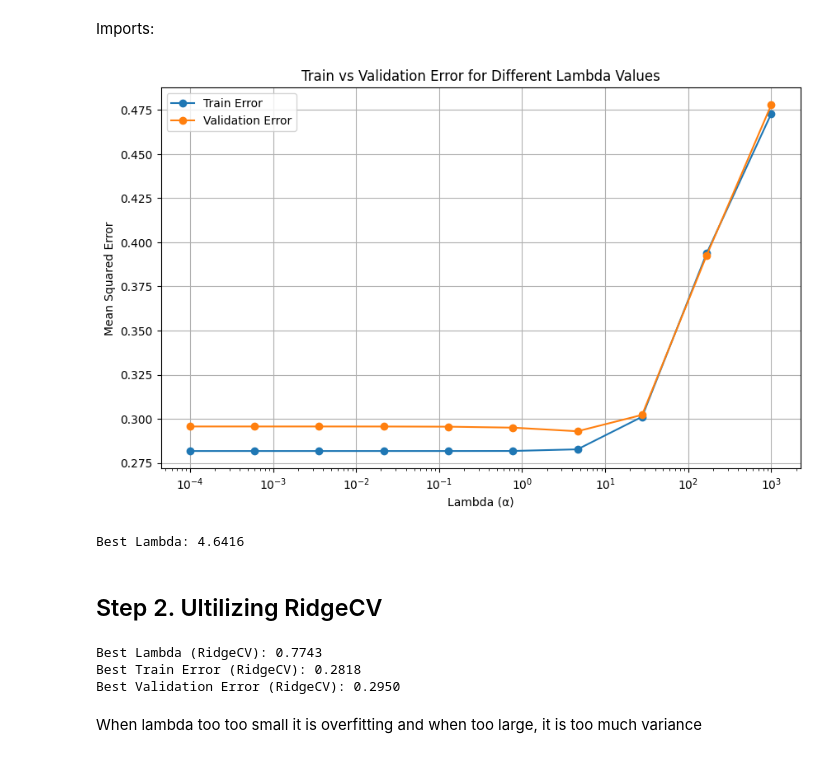
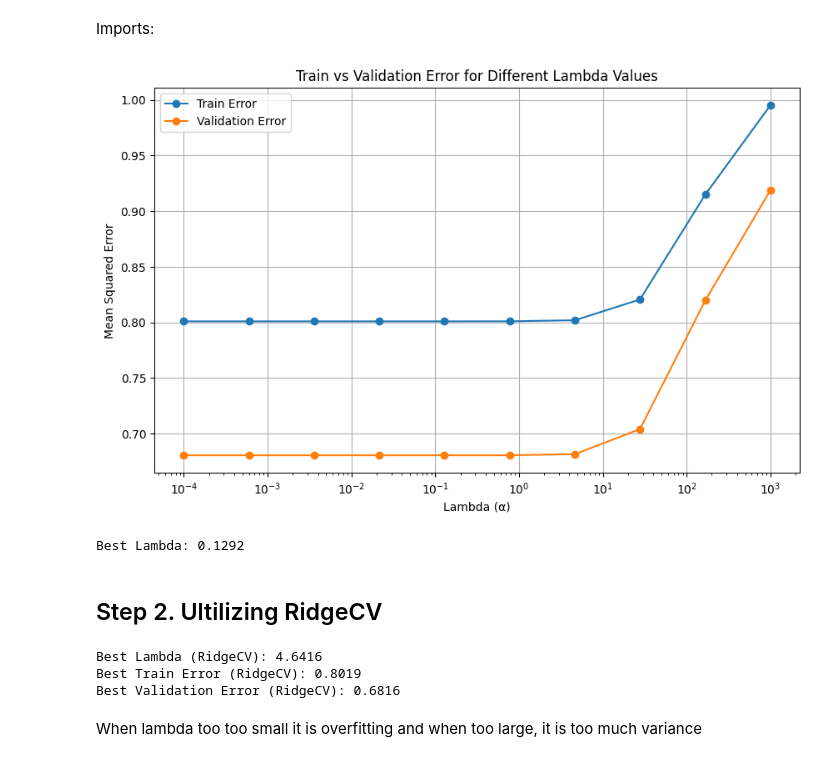
Before and after one commit to Hung-nd233960/ET4248E, a Jupyter notebook: sine_regression_W1/polynomial_regression_sine.ipynb, the cells around one changed output. Drawn from its saved outputs; the diff is of its cells as text; code cells hidden in the pictures.

```diff
--- a/sine_regression_W1/polynomial_regression_sine.ipynb
+++ b/sine_regression_W1/polynomial_regression_sine.ipynb
@@ -56,7 +56,7 @@ def polynomial_regression(degree):
 # %% [markdown]
 ## Step 3: Compare Different Polynomial Degrees
 # %%
-degrees = [1, 3, 5, 7, 10, 15, 20]  # Add more degrees
+degrees = [1, 3, 4, 5, 6, 7, 10, 15, 20]  # Add more degrees
 column = 2
 row = len(degrees) // column + 1
 plt.figure(figsize=(14, 10))  # Adjust figure size
@@ -144,6 +144,7 @@ from sklearn.datasets import make_regression
 # Scale the data
 scaler = StandardScaler()
 X_scaled = scaler.fit_transform(X)
+y_scaled = scaler.fit_transform(y)
 # Split the scaled data into training and testing sets
 X_train_scaled, X_test_scaled, y_train_scaled, y_test_scaled = train_test_split(X_scaled, y, test_size=0.3, random_state=0)
 # Lambda values for Ridge regression
@@ -156,35 +157,35 @@ for alpha in lambdas:
     model = Ridge(alpha=alpha)
     model.fit(X_train_scaled, y_train_scaled)
 
     y_train_pred = model.predict(X_train_scaled)
     y_test_pred = model.predict(X_test_scaled)
 
     train_mse = mean_squared_error(y_train_scaled, y_train_pred)
     val_mse = mean_squared_error(y_test_scaled, y_test_pred)
     train_errors.append(train_mse)
     val_errors.append(val_mse)
 
 # Plot the errors
 plt.figure(figsize=(10, 6))
 plt.plot(lambdas, train_errors, label='Train Error', marker='o')
 plt.plot(lambdas, val_errors, label='Validation Error', marker='o')
 plt.xscale('log')
 plt.xlabel('Lambda (α)')
 plt.ylabel('Mean Squared Error')
 plt.title('Train vs Validation Error for Different Lambda Values')
 plt.legend()
 plt.grid()
 plt.show()
 
 # Find the best lambda value
 best_lambda_index = np.argmin(val_errors)
 best_lambda = lambdas[best_lambda_index]
 best_train_error = train_errors[best_lambda_index]
 best_val_error = val_errors[best_lambda_index]
 print(f'Best Lambda: {best_lambda:.4f}')
 # %% [output]
-[figure, old version]
+[figure, new version]
-Best Lambda: 4.6416
+Best Lambda: 0.1292
 # %% [markdown]
 ## Step 2. Ultilizing RidgeCV
 # %%
@@ -203,9 +204,9 @@ print(f'Best Lambda (RidgeCV): {best_alpha:.4f}')
 print(f'Best Train Error (RidgeCV): {best_train_error_cv:.4f}')
 print(f'Best Validation Error (RidgeCV): {best_val_error_cv:.4f}')
 # %% [output]
-Best Lambda (RidgeCV): 0.7743
-Best Train Error (RidgeCV): 0.2818
-Best Validation Error (RidgeCV): 0.2950
+Best Lambda (RidgeCV): 4.6416
+Best Train Error (RidgeCV): 0.8019
+Best Validation Error (RidgeCV): 0.6816
 # %% [markdown]
 When lambda too too small it is overfitting and when too large, it is too much variance
 # %% [markdown]
```
Also changed, not shown: parts of 4 cells of this notebook.
